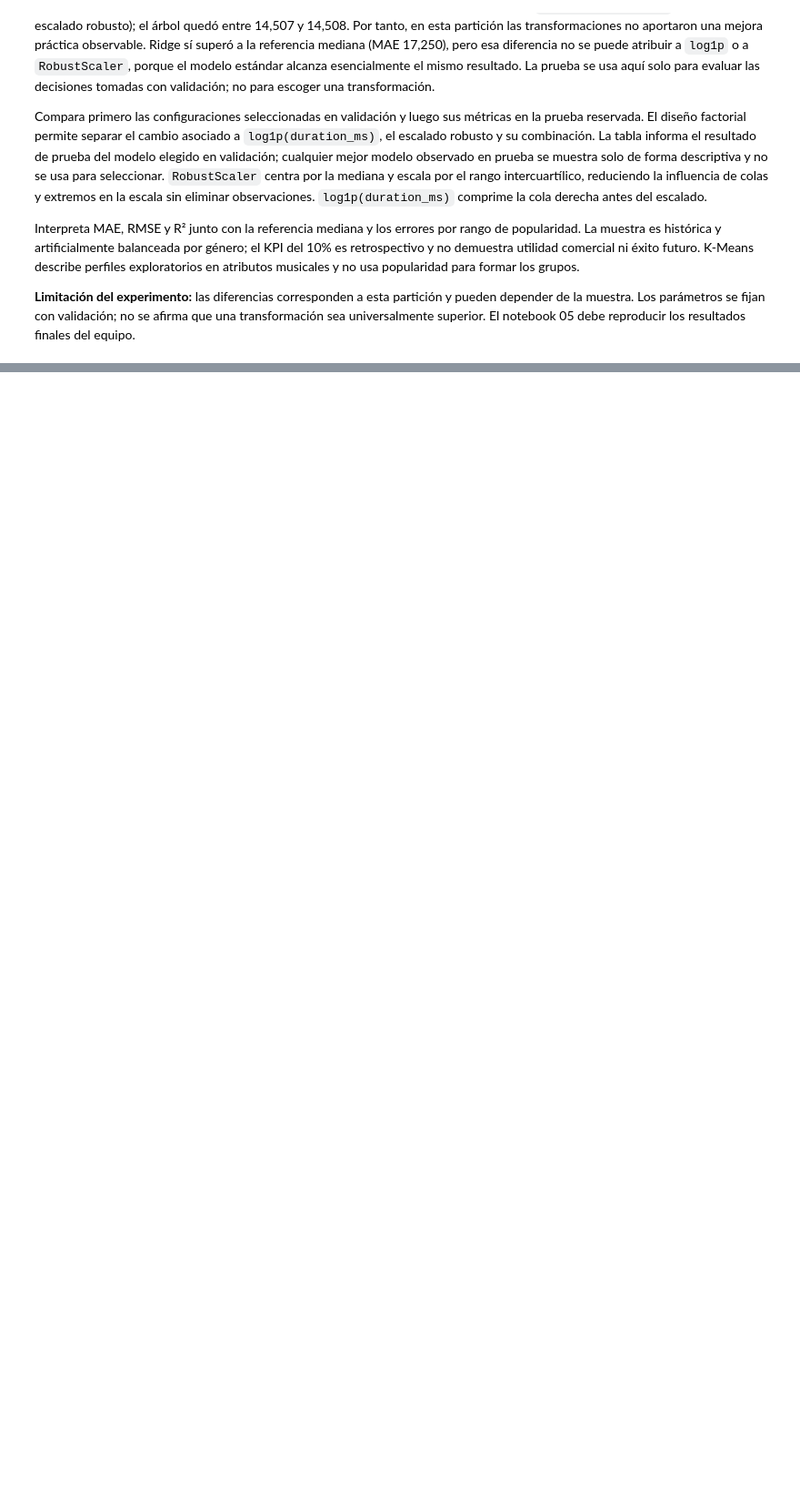
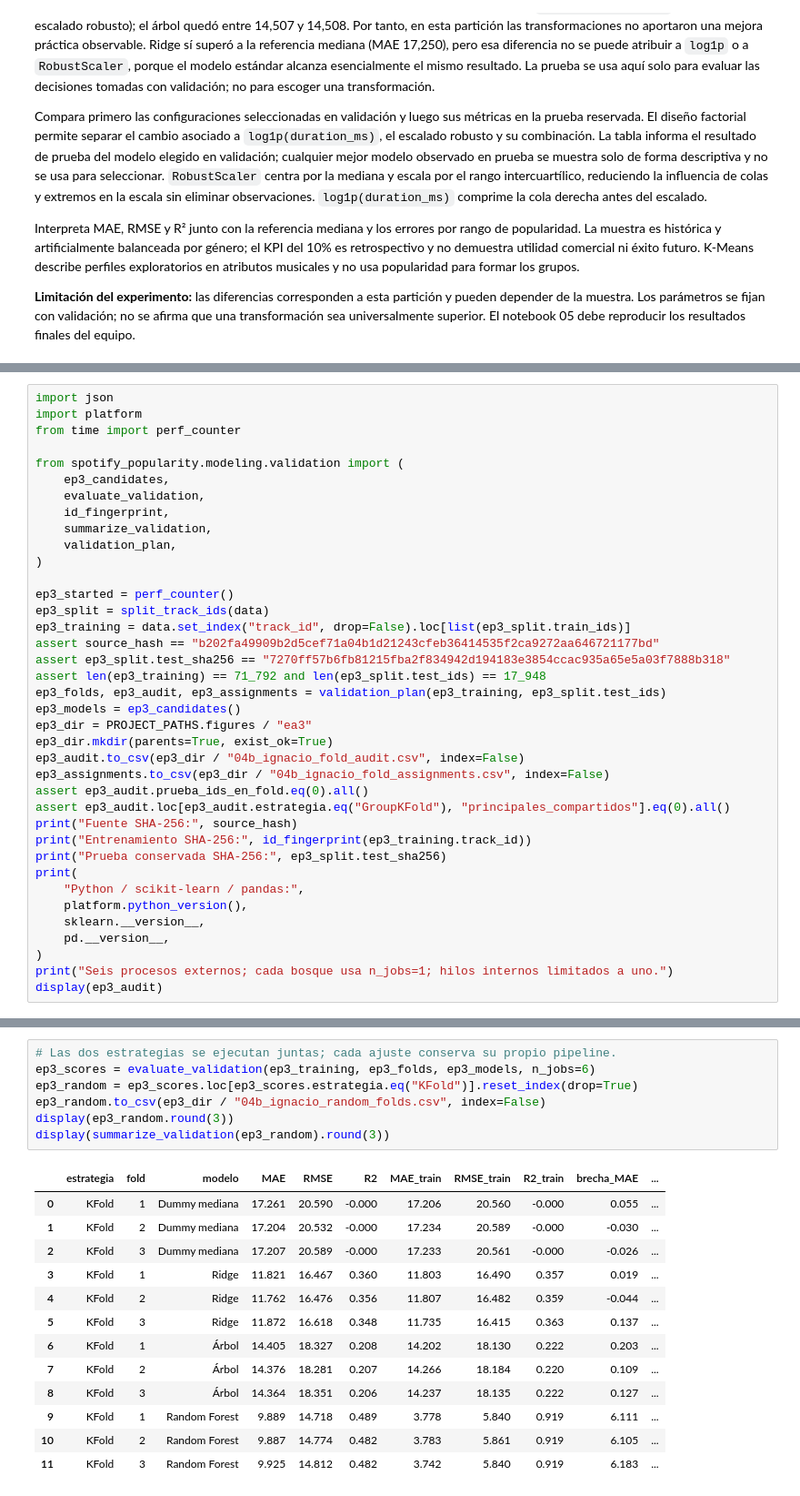
Before and after one commit to LucasMoncadaCL/spotify-popularity-analysis, a Jupyter notebook: notebooks/04b_modeling_ignacio.ipynb, the cells around one changed output, grey strips where cells are left out. Shown at 91% size. Saved outputs shown, nothing was run; the diff lists cells and outputs as text; blank space fills up the shorter version.

Commit message:
feat: agrega validación de generalización EP3 de Ignacio

```diff
--- a/notebooks/04b_modeling_ignacio.ipynb
+++ b/notebooks/04b_modeling_ignacio.ipynb
@@ -762,0 +786,38 @@ Interpreta MAE, RMSE y R² junto con la referencia mediana y los errores por ran
+# %%
+import json
+import platform
+from time import perf_counter
+
+from spotify_popularity.modeling.validation import (
+    ep3_candidates,
+    evaluate_validation,
+    id_fingerprint,
+    summarize_validation,
+    validation_plan,
+)
+
+ep3_started = perf_counter()
+ep3_split = split_track_ids(data)
+ep3_training = data.set_index("track_id", drop=False).loc[list(ep3_split.train_ids)]
+assert source_hash == "b202fa49909b2d5cef71a04b1d21243cfeb36414535f2ca9272aa646721177bd"
+assert ep3_split.test_sha256 == "7270ff57b6fb81215fba2f834942d194183e3854ccac935a65e5a03f7888b318"
+assert len(ep3_training) == 71_792 and len(ep3_split.test_ids) == 17_948
+ep3_folds, ep3_audit, ep3_assignments = validation_plan(ep3_training, ep3_split.test_ids)
+ep3_models = ep3_candidates()
+ep3_dir = PROJECT_PATHS.figures / "ea3"
+ep3_dir.mkdir(parents=True, exist_ok=True)
+ep3_audit.to_csv(ep3_dir / "04b_ignacio_fold_audit.csv", index=False)
+ep3_assignments.to_csv(ep3_dir / "04b_ignacio_fold_assignments.csv", index=False)
+assert ep3_audit.prueba_ids_en_fold.eq(0).all()
+assert ep3_audit.loc[ep3_audit.estrategia.eq("GroupKFold"), "principales_compartidos"].eq(0).all()
+print("Fuente SHA-256:", source_hash)
+print("Entrenamiento SHA-256:", id_fingerprint(ep3_training.track_id))
+print("Prueba conservada SHA-256:", ep3_split.test_sha256)
+print(
+    "Python / scikit-learn / pandas:",
+    platform.python_version(),
+    sklearn.__version__,
+    pd.__version__,
+)
+print("Seis procesos externos; cada bosque usa n_jobs=1; hilos internos limitados a uno.")
+display(ep3_audit)
@@ -762,0 +844,21 @@ Interpreta MAE, RMSE y R² junto con la referencia mediana y los errores por ran
+# %%
+# Las dos estrategias se ejecutan juntas; cada ajuste conserva su propio pipeline.
+ep3_scores = evaluate_validation(ep3_training, ep3_folds, ep3_models, n_jobs=6)
+ep3_random = ep3_scores.loc[ep3_scores.estrategia.eq("KFold")].reset_index(drop=True)
+ep3_random.to_csv(ep3_dir / "04b_ignacio_random_folds.csv", index=False)
+display(ep3_random.round(3))
+display(summarize_validation(ep3_random).round(3))
+# %% [output]
+|  | estrategia | fold | modelo | MAE | RMSE | R2 | MAE_train | RMSE_train | R2_train | brecha_MAE | ... |
+| 0 | KFold | 1 | Dummy mediana | 17.261 | 20.590 | -0.000 | 17.206 | 20.560 | -0.000 | 0.055 | ... |
+| 1 | KFold | 2 | Dummy mediana | 17.204 | 20.532 | -0.000 | 17.234 | 20.589 | -0.000 | -0.030 | ... |
+| 2 | KFold | 3 | Dummy mediana | 17.207 | 20.589 | -0.000 | 17.233 | 20.561 | -0.000 | -0.026 | ... |
+| 3 | KFold | 1 | Ridge | 11.821 | 16.467 | 0.360 | 11.803 | 16.490 | 0.357 | 0.019 | ... |
+| 4 | KFold | 2 | Ridge | 11.762 | 16.476 | 0.356 | 11.807 | 16.482 | 0.359 | -0.044 | ... |
+| 5 | KFold | 3 | Ridge | 11.872 | 16.618 | 0.348 | 11.735 | 16.415 | 0.363 | 0.137 | ... |
+| 6 | KFold | 1 | Árbol | 14.405 | 18.327 | 0.208 | 14.202 | 18.130 | 0.222 | 0.203 | ... |
+| 7 | KFold | 2 | Árbol | 14.376 | 18.281 | 0.207 | 14.266 | 18.184 | 0.220 | 0.109 | ... |
+| 8 | KFold | 3 | Árbol | 14.364 | 18.351 | 0.206 | 14.237 | 18.135 | 0.222 | 0.127 | ... |
+| 9 | KFold | 1 | Random Forest | 9.889 | 14.718 | 0.489 | 3.778 | 5.840 | 0.919 | 6.111 | ... |
+| 10 | KFold | 2 | Random Forest | 9.887 | 14.774 | 0.482 | 3.783 | 5.861 | 0.919 | 6.105 | ... |
+| 11 | KFold | 3 | Random Forest | 9.925 | 14.812 | 0.482 | 3.742 | 5.840 | 0.919 | 6.183 | ... |
```
Also changed, not shown: parts of 9 cells of this notebook, 15 other files.
